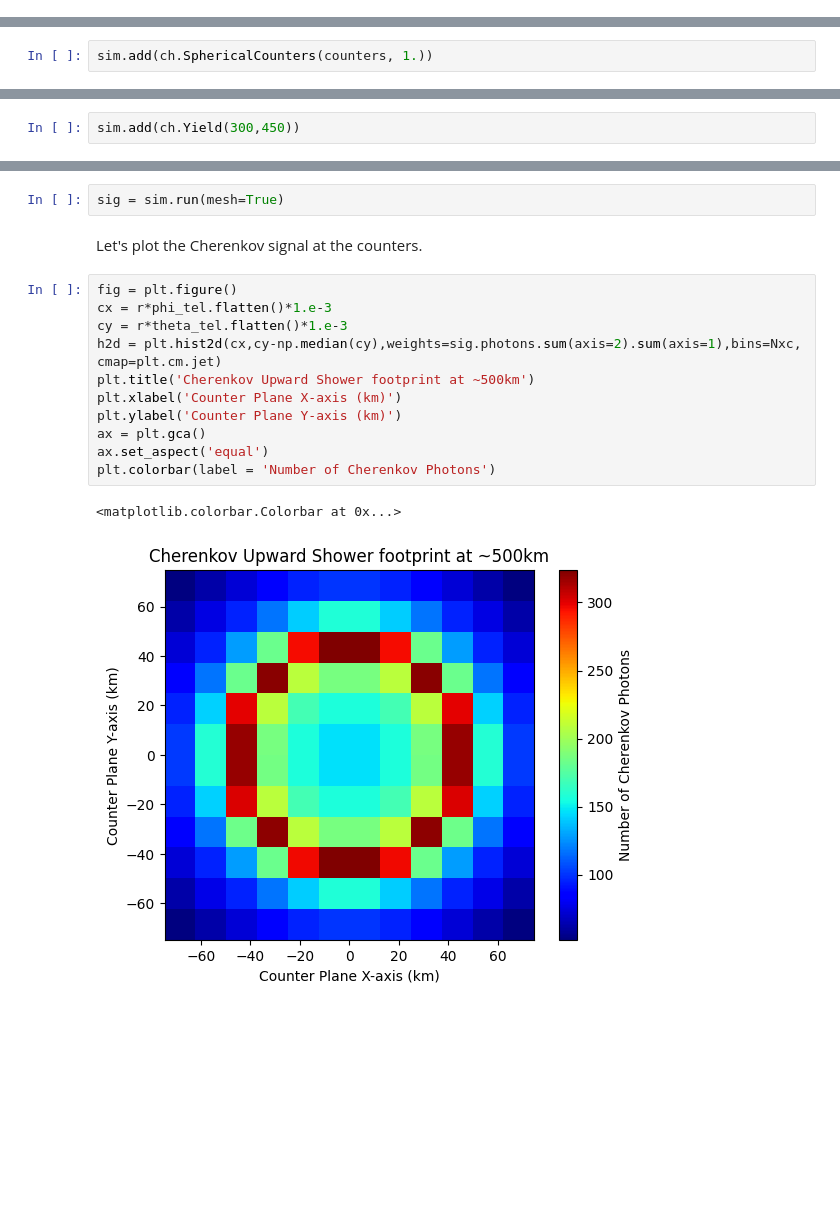
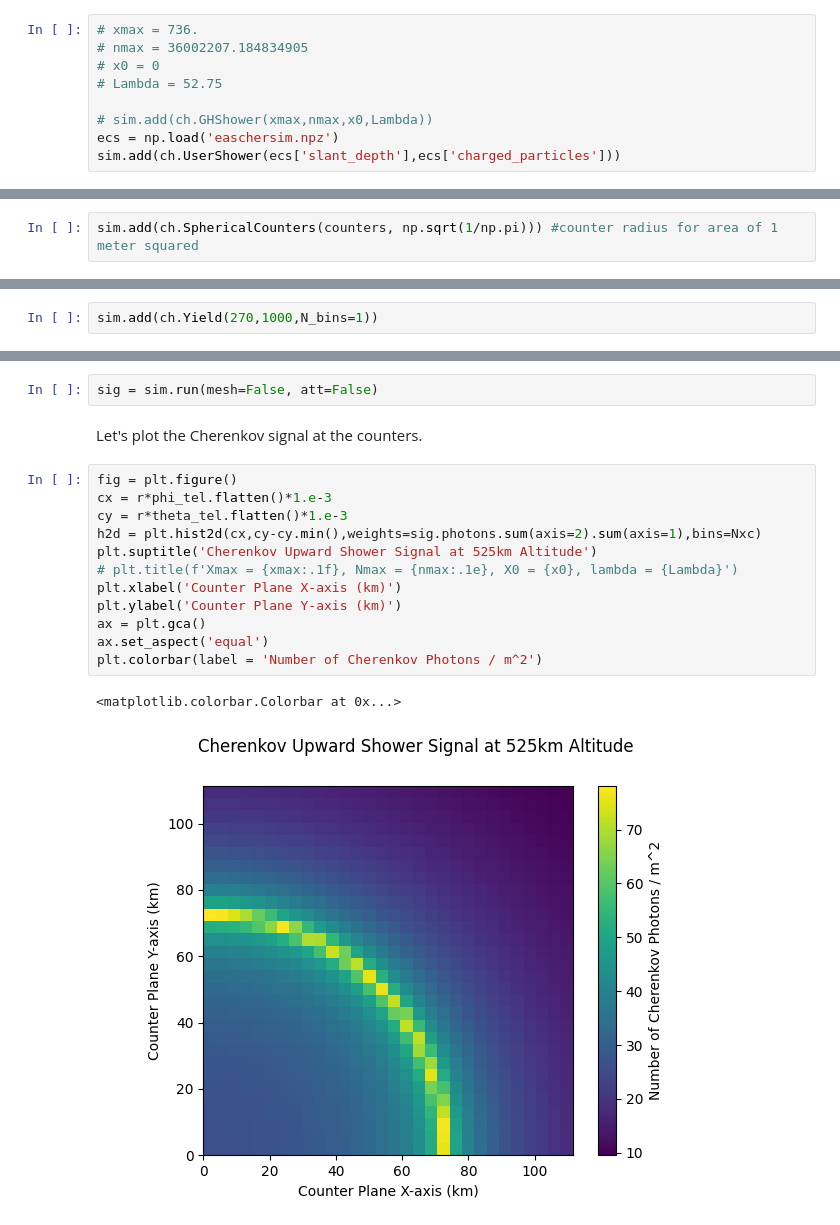
Before and after one commit to ikepc1/CHASM_NuSpacesim, a Jupyter notebook: demo/CHASM Demo.ipynb, the cells around one changed output, grey strips where cells are left out. Drawn from its saved outputs; the diff is of its cells as text; blank space fills up the shorter version.

```diff
--- a/demo/CHASM Demo.ipynb
+++ b/demo/CHASM Demo.ipynb
@@ -41,31 +40,41 @@ sim.add(ch.GHShower(666.,6e7,0.,70.))
+# %%
+# xmax = 736.
+# nmax = 36002207.184834905
+# x0 = 0
+# Lambda = 52.75
+
+# sim.add(ch.GHShower(xmax,nmax,x0,Lambda))
+ecs = np.load('easchersim.npz')
+sim.add(ch.UserShower(ecs['slant_depth'],ecs['charged_particles']))
 # %% [markdown]
 Now we add our counters. They must be an array of cartesian vectors. The second argument is the surface area of a telescope's aperture in meters squared.
 # %%
-sim.add(ch.SphericalCounters(counters, 1.))
+sim.add(ch.SphericalCounters(counters, np.sqrt(1/np.pi))) #counter radius for area of 1 meter squared
 # %% [markdown]
 Finally, we need to define the Cherenkov wavelength interval accepted by the detectors. The first argument is the minimum Cherenkov wavelength in nanometers, the second is the maximum.
 # %%
-sim.add(ch.Yield(300,450))
+sim.add(ch.Yield(270,1000,N_bins=1))
 # %% [markdown]
 Now we can run, creating the objects which store the actual Cherenkov signals.
 # %%
-sig = sim.run(mesh=True)
+sig = sim.run(mesh=False, att=False)
 # %% [markdown]
 Let's plot the Cherenkov signal at the counters.
 # %%
 fig = plt.figure()
 cx = r*phi_tel.flatten()*1.e-3
 cy = r*theta_tel.flatten()*1.e-3
-h2d = plt.hist2d(cx,cy-np.median(cy),weights=sig.photons.sum(axis=2).sum(axis=1),bins=Nxc, cmap=plt.cm.jet)
-plt.title('Cherenkov Upward Shower footprint at ~500km')
+h2d = plt.hist2d(cx,cy-cy.min(),weights=sig.photons.sum(axis=2).sum(axis=1),bins=Nxc)
+plt.suptitle('Cherenkov Upward Shower Signal at 525km Altitude')
+# plt.title(f'Xmax = {xmax:.1f}, Nmax = {nmax:.1e}, X0 = {x0}, lambda = {Lambda}')
 plt.xlabel('Counter Plane X-axis (km)')
 plt.ylabel('Counter Plane Y-axis (km)')
 ax = plt.gca()
 ax.set_aspect('equal')
-plt.colorbar(label = 'Number of Cherenkov Photons')
+plt.colorbar(label = 'Number of Cherenkov Photons / m^2')
 # %% [output]
 <matplotlib.colorbar.Colorbar at 0x...>
-[figure, old version]
+[figure, new version]
 # %%
 plt.figure()
 
```
Also changed, not shown: parts of 9 cells of this notebook, 11 other files.
